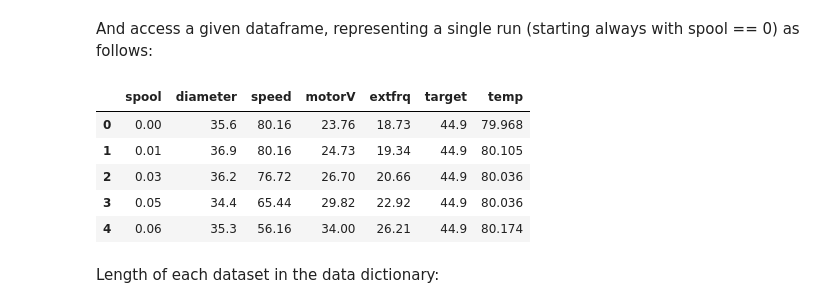
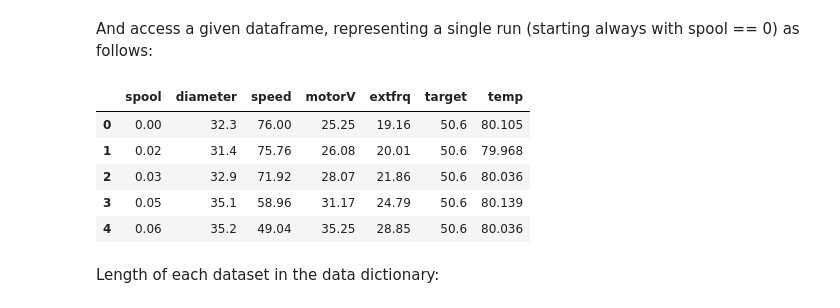
Before and after one commit to mschoder/extrusion-machine-modeling, a Jupyter notebook: data_exploration.ipynb, the cells around one changed output. Cells and saved outputs as stored; diff of their text form; code cells hidden in the pictures.

```diff
--- a/data_exploration.ipynb
+++ b/data_exploration.ipynb
@@ -71,15 +78,15 @@ data_keys = list(data.keys())
 # %% [markdown]
 And access a given dataframe, representing a single run (starting always with spool == 0) as follows:
 # %%
-df = data[data_keys[9]]
+df = data[data_keys[1]]
 df.head()
 # %% [output]
 |  | spool | diameter | speed | motorV | extfrq | target | temp |
-| 0 | 0.00 | 35.6 | 80.16 | 23.76 | 18.73 | 44.9 | 79.968 |
-| 1 | 0.01 | 36.9 | 80.16 | 24.73 | 19.34 | 44.9 | 80.105 |
-| 2 | 0.03 | 36.2 | 76.72 | 26.70 | 20.66 | 44.9 | 80.036 |
-| 3 | 0.05 | 34.4 | 65.44 | 29.82 | 22.92 | 44.9 | 80.036 |
-| 4 | 0.06 | 35.3 | 56.16 | 34.00 | 26.21 | 44.9 | 80.174 |
+| 0 | 0.00 | 32.3 | 76.00 | 25.25 | 19.16 | 50.6 | 80.105 |
+| 1 | 0.02 | 31.4 | 75.76 | 26.08 | 20.01 | 50.6 | 79.968 |
+| 2 | 0.03 | 32.9 | 71.92 | 28.07 | 21.86 | 50.6 | 80.036 |
+| 3 | 0.05 | 35.1 | 58.96 | 31.17 | 24.79 | 50.6 | 80.139 |
+| 4 | 0.06 | 35.2 | 49.04 | 35.25 | 28.85 | 50.6 | 80.036 |
 # %% [markdown]
 Length of each dataset in the data dictionary:
 # %%
```
Also changed, not shown: parts of 29 cells of this notebook, 4 other files.
